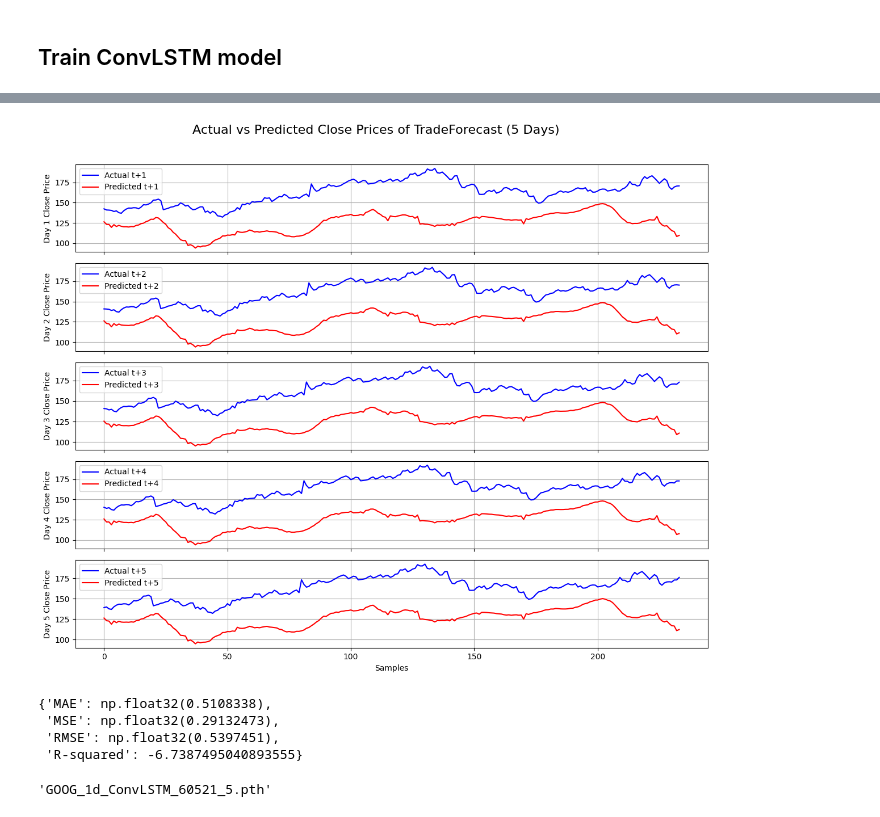
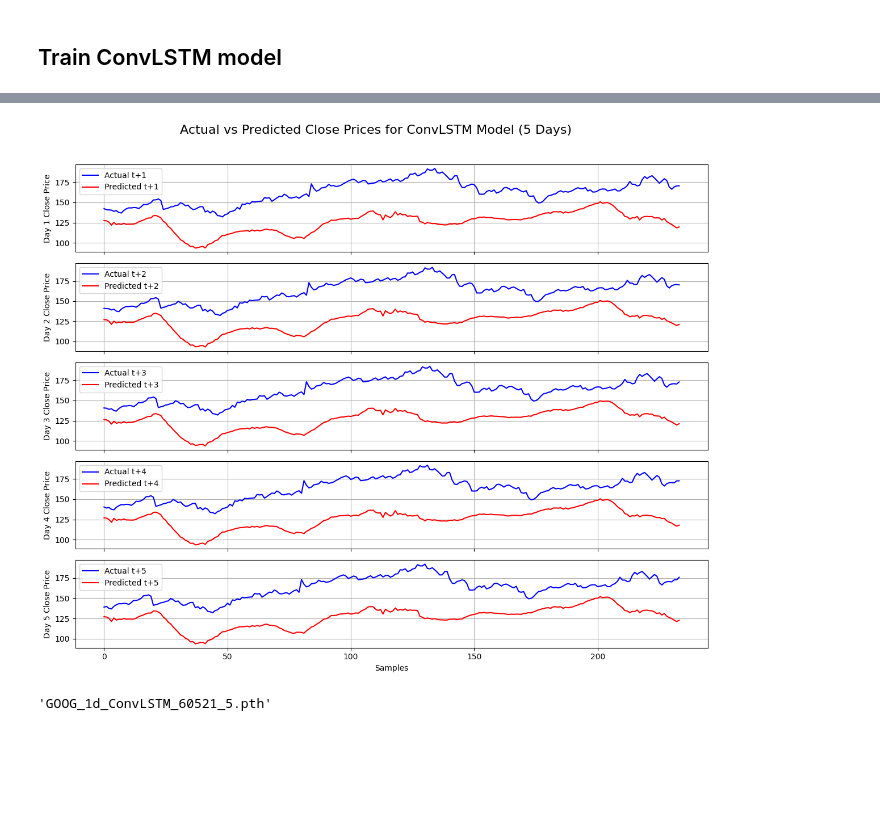
Before and after one commit to vinay-ram1999/TradeForecast, a Jupyter notebook: notebooks/training.ipynb, the cells around one changed output, grey strips where cells are left out. Saved outputs shown, nothing was run; the diff lists cells and outputs as text; code cells hidden in the pictures; blank space fills up the shorter version.

```diff
--- a/notebooks/training.ipynb
+++ b/notebooks/training.ipynb
@@ -22,18 +22,20 @@ def predict(model: LitBase, data_loader: DataLoader, dataset: RNNDataset):
     metrics = calc_metrics(y, y_pred)
     y = dataset.inverse_transform(y.numpy())
     y_pred = dataset.inverse_transform(y_pred.numpy())
-    plot_rnn_forecasts(y, y_pred)
+    plot_rnn_forecasts(model, y, y_pred)
     return metrics
 
-ticker = 'GOOG'
-interval = '1d'
-start_date = '2015-01-01'
-end_date = '2024-12-06'
+ticker = 'GOOG' # slecet a stock of interest to perform analysis
+interval = '1d' # interval for historical data
+start_date = '2015-01-01' # start date of historical data
+end_date = '2024-12-06' # end date of historical data
 
 logs_dir = 'tensorboard_logs'
 epochs = 1000
 batch_size = 128
 num_workers = 10
+
+metrics = {'model':[], 'train_loss':[], 'test_loss':[], 'MAE':[], 'MSE':[], 'RMSE':[], 'R-squared':[]}
 # %%
 from tradeforecast.augmentation import DataEntryPoint, Indicators, FeatureEngg
 from tradeforecast.scrape import Scrapper
@@ -229,8 +209,4 @@ predict(clstm_model, train_loader, rnn_dataset)
 # %%
-predict(clstm_model, test_loader, rnn_dataset)
+test_metrics = predict(clstm_model, test_loader, rnn_dataset)
 # %% [output]
-[figure, old version]
+[figure, new version]
-{'MAE': np.float32(0.5108338),
- 'MSE': np.float32(0.29132473),
- 'RMSE': np.float32(0.5397451),
- 'R-squared': -6.7387495040893555}
```
Also changed, not shown: parts of 16 cells of this notebook, 24 other files.
